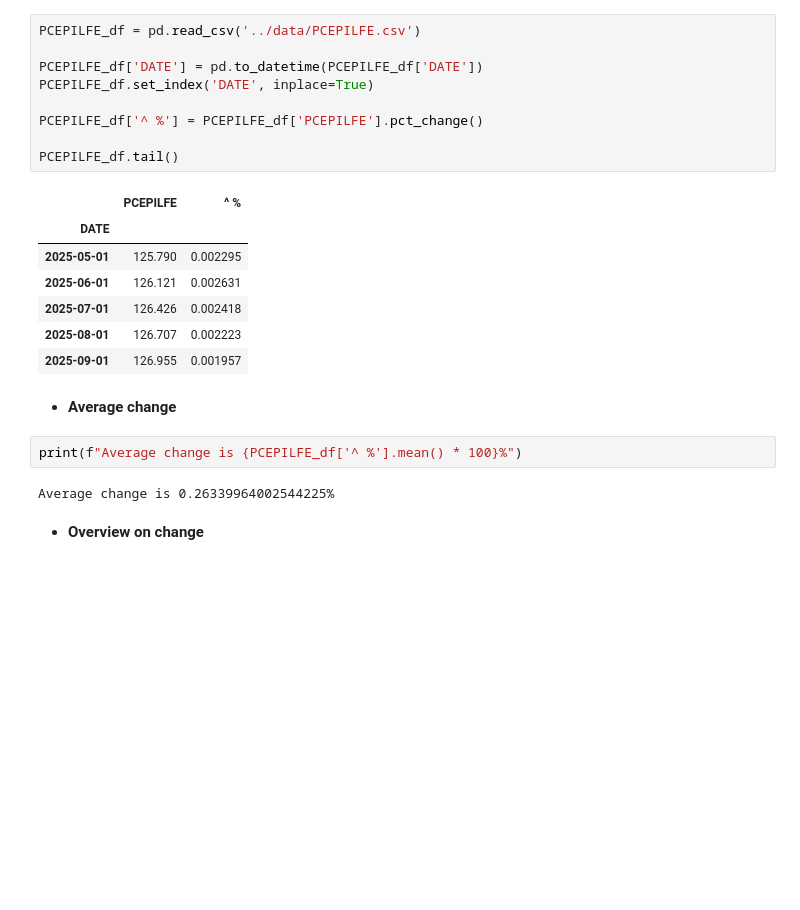
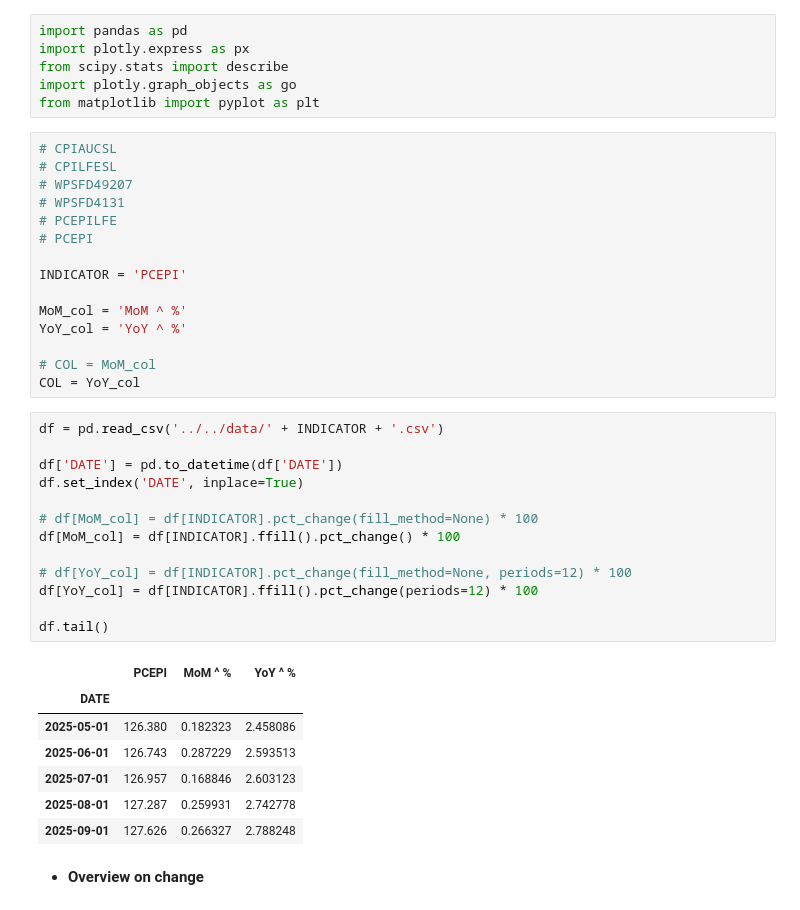
Before and after one commit to mod7ex/macro, a Jupyter notebook: macro-indices/inflation/index.ipynb, the cells around one changed output. Saved outputs shown, nothing was run; the diff lists cells and outputs as text; blank space fills up the shorter version.

```diff
--- a/Endogenous/PCE/PCEPILFE.ipynb
+++ b/macro-indices/inflation/index.ipynb
@@ -10,25 +1,44 @@ plt.style.use('Solarize_Light2')
-# %%
-PCEPILFE_df = pd.read_csv('../data/PCEPILFE.csv')
-
-PCEPILFE_df['DATE'] = pd.to_datetime(PCEPILFE_df['DATE'])
-PCEPILFE_df.set_index('DATE', inplace=True)
-
-PCEPILFE_df['^ %'] = PCEPILFE_df['PCEPILFE'].pct_change()
-
-PCEPILFE_df.tail()
-# %% [output]
-|  | PCEPILFE | ^ % |
-| DATE |  |  |
-| 2025-05-01 | 125.790 | 0.002295 |
-| 2025-06-01 | 126.121 | 0.002631 |
-| 2025-07-01 | 126.426 | 0.002418 |
-| 2025-08-01 | 126.707 | 0.002223 |
-| 2025-09-01 | 126.955 | 0.001957 |
-# %% [markdown]
-- **Average change**
-# %%
-print(f"Average change is {PCEPILFE_df['^ %'].mean() * 100}%")
-# %% [output]
-Average change is 0.26339964002544225%
+# %%
+import pandas as pd
+import plotly.express as px
+from scipy.stats import describe
+import plotly.graph_objects as go
+from matplotlib import pyplot as plt
+# %%
+# CPIAUCSL
+# CPILFESL
+# WPSFD49207
+# WPSFD4131
+# PCEPILFE
+# PCEPI
+
+INDICATOR = 'PCEPI'
+
+MoM_col = 'MoM ^ %'
+YoY_col = 'YoY ^ %'
+
+# COL = MoM_col
+COL = YoY_col
+# %%
+df = pd.read_csv('../../data/' + INDICATOR + '.csv')
+
+df['DATE'] = pd.to_datetime(df['DATE'])
+df.set_index('DATE', inplace=True)
+
+# df[MoM_col] = df[INDICATOR].pct_change(fill_method=None) * 100
+df[MoM_col] = df[INDICATOR].ffill().pct_change() * 100
+
+# df[YoY_col] = df[INDICATOR].pct_change(fill_method=None, periods=12) * 100
+df[YoY_col] = df[INDICATOR].ffill().pct_change(periods=12) * 100
+
+df.tail()
+# %% [output]
+|  | PCEPI | MoM ^ % | YoY ^ % |
+| DATE |  |  |  |
+| 2025-05-01 | 126.380 | 0.182323 | 2.458086 |
+| 2025-06-01 | 126.743 | 0.287229 | 2.593513 |
+| 2025-07-01 | 126.957 | 0.168846 | 2.603123 |
+| 2025-08-01 | 127.287 | 0.259931 | 2.742778 |
+| 2025-09-01 | 127.626 | 0.266327 | 2.788248 |
 # %% [markdown]
 - **Overview on change**
```
Also changed, not shown: parts of 13 cells of this notebook, 8 other files.
